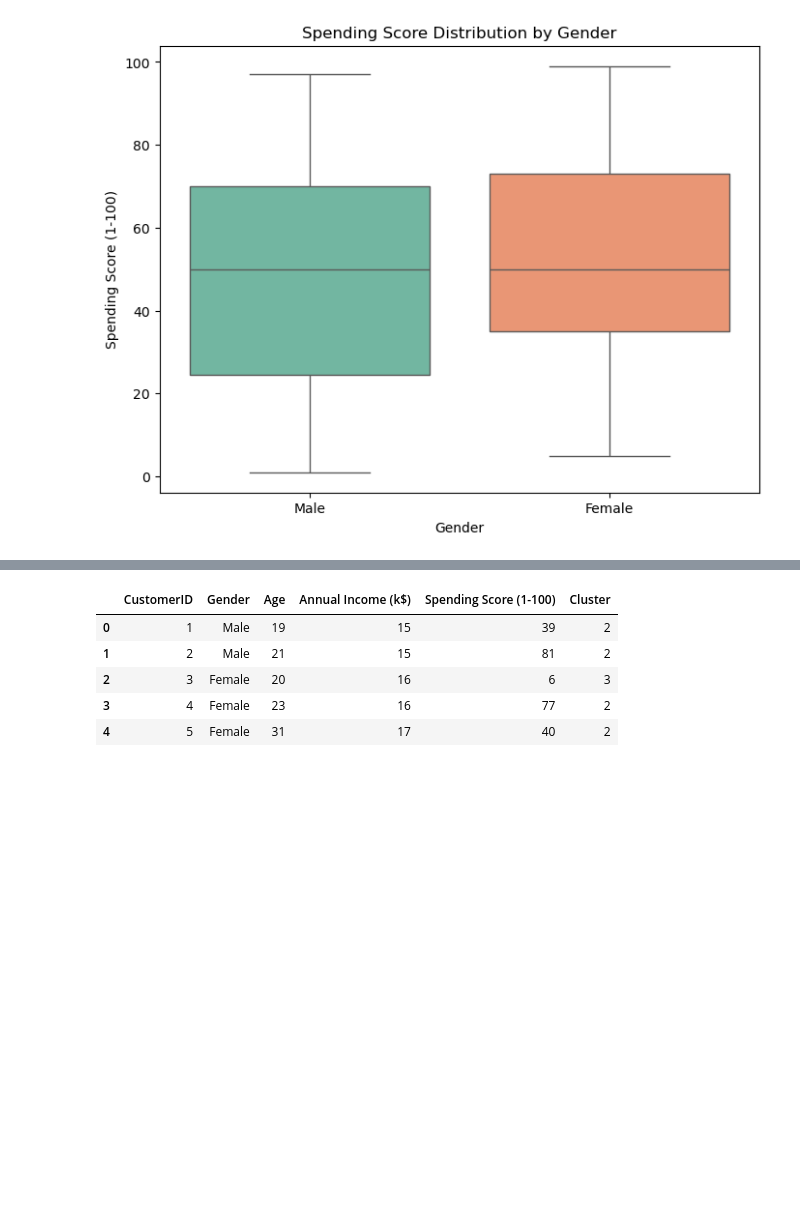
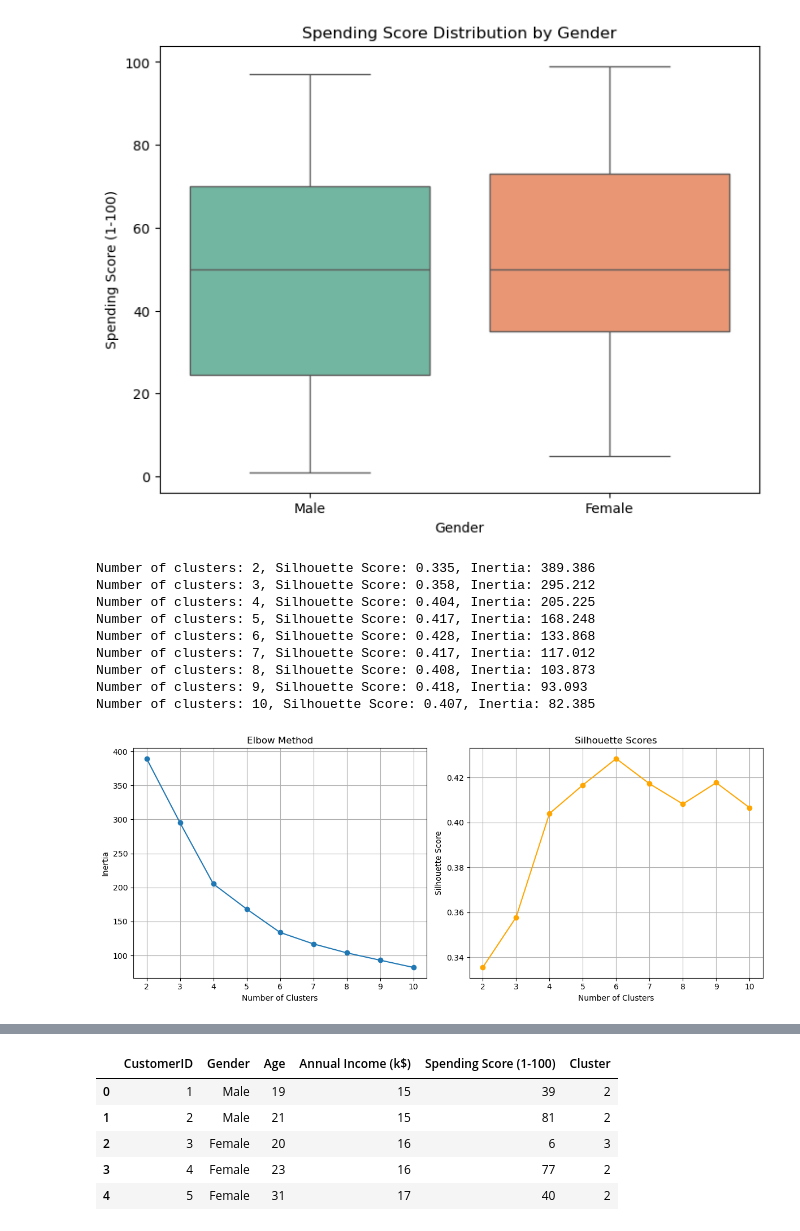
Before and after one commit to FrunzyR/scikit-learn-project, a Jupyter notebook: cluster/clustering-algorithm.ipynb, the cells around one changed output, grey strips where cells are left out. Saved outputs shown, nothing was run; the diff lists cells and outputs as text; code cells hidden in the pictures; blank space fills up the shorter version.

```diff
--- a/cluster/clustering-algorithm.ipynb
+++ b/cluster/clustering-algorithm.ipynb
@@ -78 +78,61 @@ scaled_features = scaler.fit_transform(features)
+# %%
+from sklearn.cluster import KMeans
+from sklearn.preprocessing import StandardScaler
+from sklearn.metrics import silhouette_score
+import matplotlib.pyplot as plt
+import pandas as pd
+
+# Select relevant features
+df_features = df_cleaned[['Age', 'Annual Income (k$)', 'Spending Score (1-100)']]
+
+# Standardize the features
+scaler = StandardScaler()
+scaled_features = scaler.fit_transform(df_features)
+
+# Define range of clusters to test
+range_n_clusters = range(2, 11)
+inertia = []
+silhouette_scores = []
+
+# Loop through cluster values
+for n_clusters in range_n_clusters:
+    kmeans = KMeans(n_clusters=n_clusters, random_state=42, max_iter=1000, n_init=10)
+    cluster_labels = kmeans.fit_predict(scaled_features)
+
+    inertia.append(kmeans.inertia_)
+    silhouette_avg = silhouette_score(scaled_features, cluster_labels)
+    silhouette_scores.append(silhouette_avg)
+
+    print(f"Number of clusters: {n_clusters}, Silhouette Score: {silhouette_avg:.3f}, Inertia: {kmeans.inertia_:.3f}")
+
+# Optional: Plot both metrics
+plt.figure(figsize=(12, 5))
+
+plt.subplot(1, 2, 1)
+plt.plot(range_n_clusters, inertia, marker='o')
+plt.title("Elbow Method")
+plt.xlabel("Number of Clusters")
+plt.ylabel("Inertia")
+plt.grid(True)
+
+plt.subplot(1, 2, 2)
+plt.plot(range_n_clusters, silhouette_scores, marker='o', color='orange')
+plt.title("Silhouette Scores")
+plt.xlabel("Number of Clusters")
+plt.ylabel("Silhouette Score")
+plt.grid(True)
+
+plt.tight_layout()
+plt.show()
+# %% [output]
+Number of clusters: 2, Silhouette Score: 0.335, Inertia: 389.386
+Number of clusters: 3, Silhouette Score: 0.358, Inertia: 295.212
+Number of clusters: 4, Silhouette Score: 0.404, Inertia: 205.225
+Number of clusters: 5, Silhouette Score: 0.417, Inertia: 168.248
+Number of clusters: 6, Silhouette Score: 0.428, Inertia: 133.868
+Number of clusters: 7, Silhouette Score: 0.417, Inertia: 117.012
+Number of clusters: 8, Silhouette Score: 0.408, Inertia: 103.873
+Number of clusters: 9, Silhouette Score: 0.418, Inertia: 93.093
+Number of clusters: 10, Silhouette Score: 0.407, Inertia: 82.385
+[figure, added]
 # %%
```
Also changed, not shown: parts of 14 cells of this notebook.
